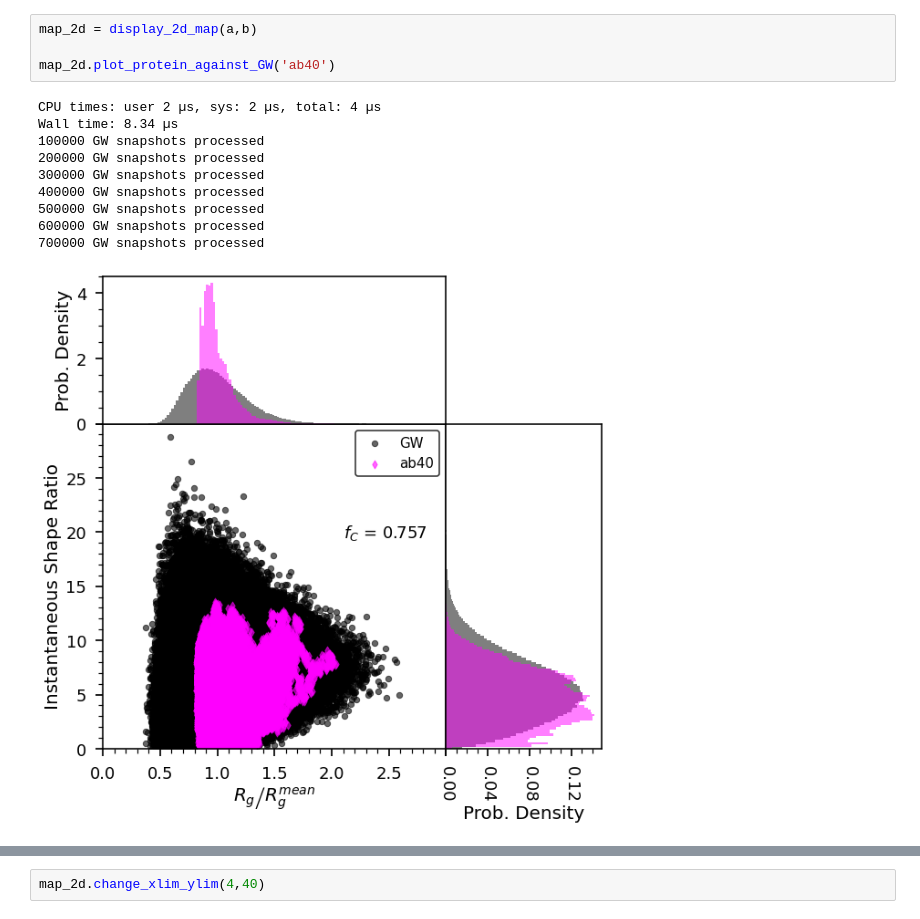
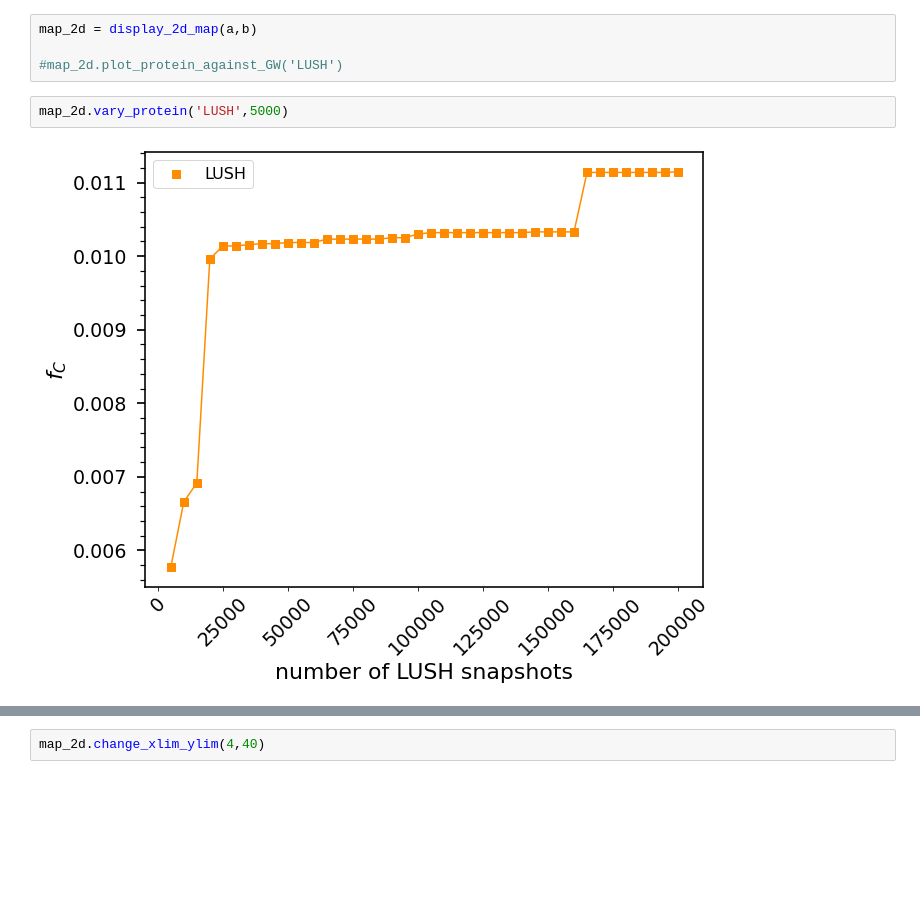
Before and after one commit to hshadman/2d_conformational_landscape_map, a Jupyter notebook: 2d_conformation_map.ipynb, the cells around one changed output, grey strips where cells are left out. Drawn from its saved outputs; the diff is of its cells as text; blank space fills up the shorter version.

```diff
--- a/2d_conformation_map.ipynb
+++ b/2d_conformation_map.ipynb
@@ -396,15 +478,8 @@ class display_2d_map():
 # %%
 map_2d = display_2d_map(a,b)
 
-map_2d.plot_protein_against_GW('ab40')
+#map_2d.plot_protein_against_GW('LUSH')
-# %% [output]
-CPU times: user 2 µs, sys: 2 µs, total: 4 µs
-Wall time: 8.34 µs
-100000 GW snapshots processed
-200000 GW snapshots processed
-300000 GW snapshots processed
-400000 GW snapshots processed
-500000 GW snapshots processed
-600000 GW snapshots processed
-700000 GW snapshots processed
-[figure, removed]
+# %%
+map_2d.vary_protein('LUSH',5000)
+# %% [output]
+[figure, added]
```
Also changed, not shown: parts of 6 cells of this notebook.
